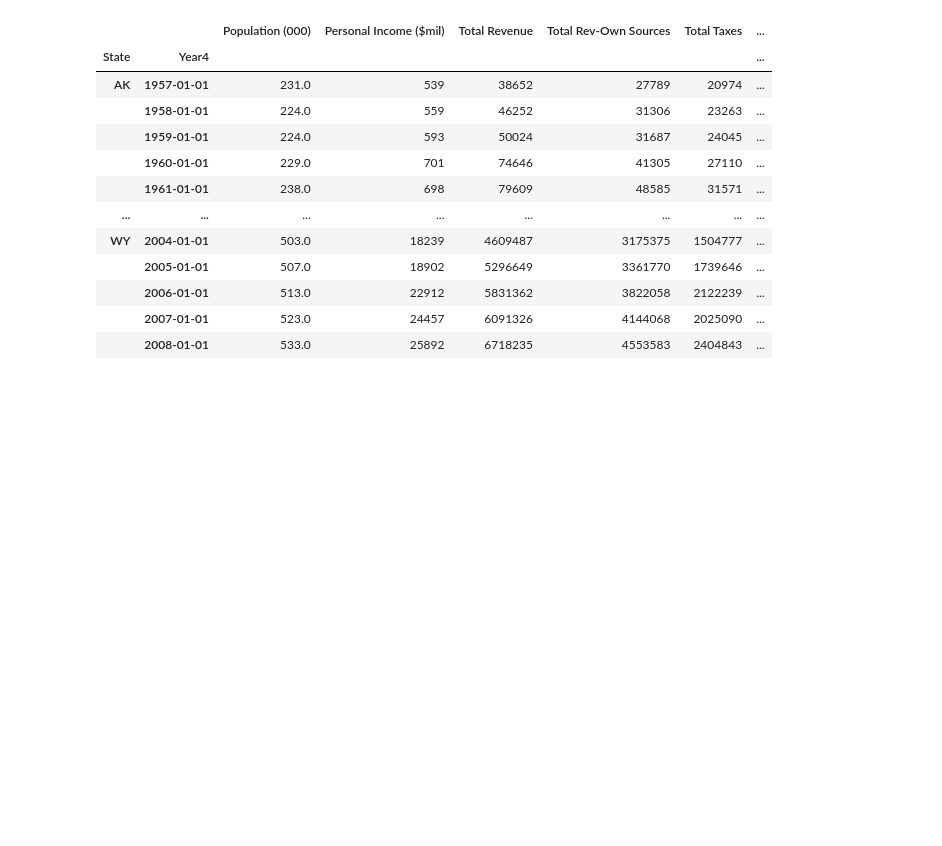
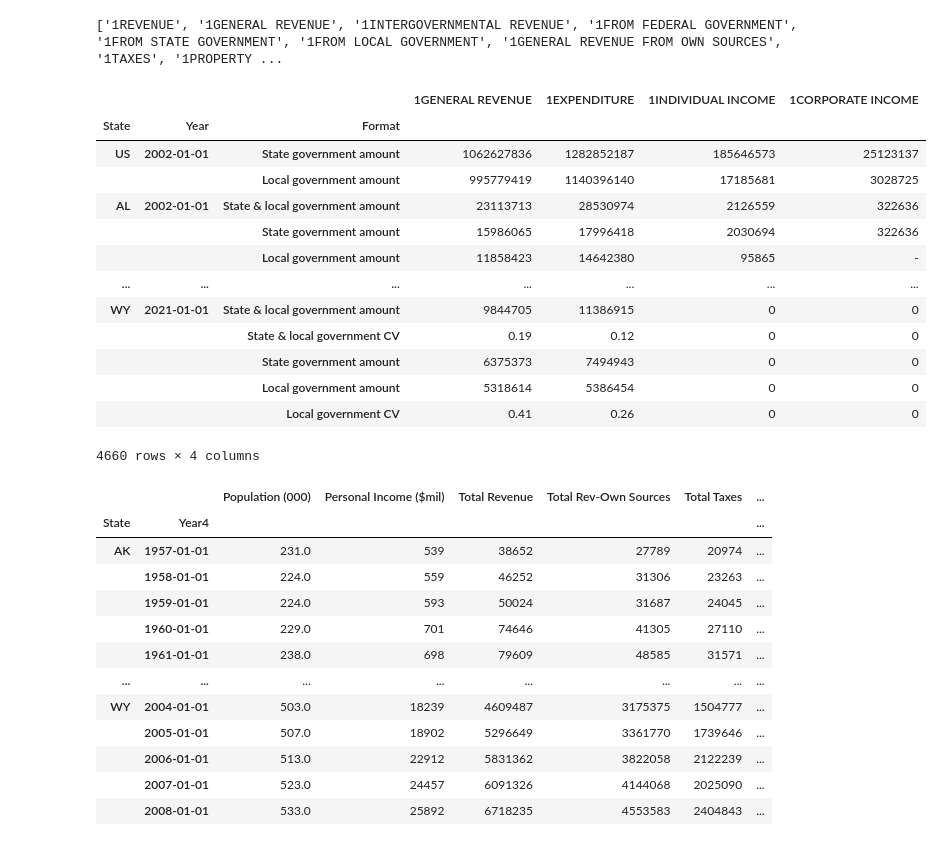
Before and after one commit to jlcatonjr/ProjectRepositories, a Jupyter notebook: PropertyTaxes/CombineDataFromDBs.ipynb, the cells around one changed output. Cells and saved outputs as stored; diff of their text form; code cells hidden in the pictures; blank space fills up the shorter version.

```diff
--- a/PropertyTaxes/CombineDataFromDBs.ipynb
+++ b/PropertyTaxes/CombineDataFromDBs.ipynb
@@ -159,3 +202,22 @@ WY    2021-01-01 State & local government amount          9844705
+# %%
+print(list(stack_dfs.keys()))
+stack_dfs[["1GENERAL REVENUE","1EXPENDITURE", '1INDIVIDUAL INCOME', '1CORPORATE INCOME']]
+# %% [output]
+['1REVENUE', '1GENERAL REVENUE', '1INTERGOVERNMENTAL REVENUE', '1FROM FEDERAL GOVERNMENT', '1FROM STATE GOVERNMENT', '1FROM LOCAL GOVERNMENT', '1GENERAL REVENUE FROM OWN SOURCES', '1TAXES', '1PROPERTY ...
+|  |  |  | 1GENERAL REVENUE | 1EXPENDITURE | 1INDIVIDUAL INCOME | 1CORPORATE INCOME |
+| State | Year | Format |  |  |  |  |
+| US | 2002-01-01 | State government amount | 1062627836 | 1282852187 | 185646573 | 25123137 |
+|  |  | Local government amount | 995779419 | 1140396140 | 17185681 | 3028725 |
+| AL | 2002-01-01 | State & local government amount | 23113713 | 28530974 | 2126559 | 322636 |
+|  |  | State government amount | 15986065 | 17996418 | 2030694 | 322636 |
+|  |  | Local government amount | 11858423 | 14642380 | 95865 | - |
+| ... | ... | ... | ... | ... | ... | ... |
+| WY | 2021-01-01 | State & local government amount | 9844705 | 11386915 | 0 | 0 |
+|  |  | State & local government CV | 0.19 | 0.12 | 0 | 0 |
+|  |  | State government amount | 6375373 | 7494943 | 0 | 0 |
+|  |  | Local government amount | 5318614 | 5386454 | 0 | 0 |
+|  |  | Local government CV | 0.41 | 0.26 | 0 | 0 |
+4660 rows × 4 columns
 # %%
 before2009 = pd.read_csv("StateGovFinancesTo2008.csv", parse_dates=True)
 before2009["Year4"] = pd.to_datetime(before2009["Year4"], format = "%Y")
```
Also changed, not shown: parts of 10 cells of this notebook.
